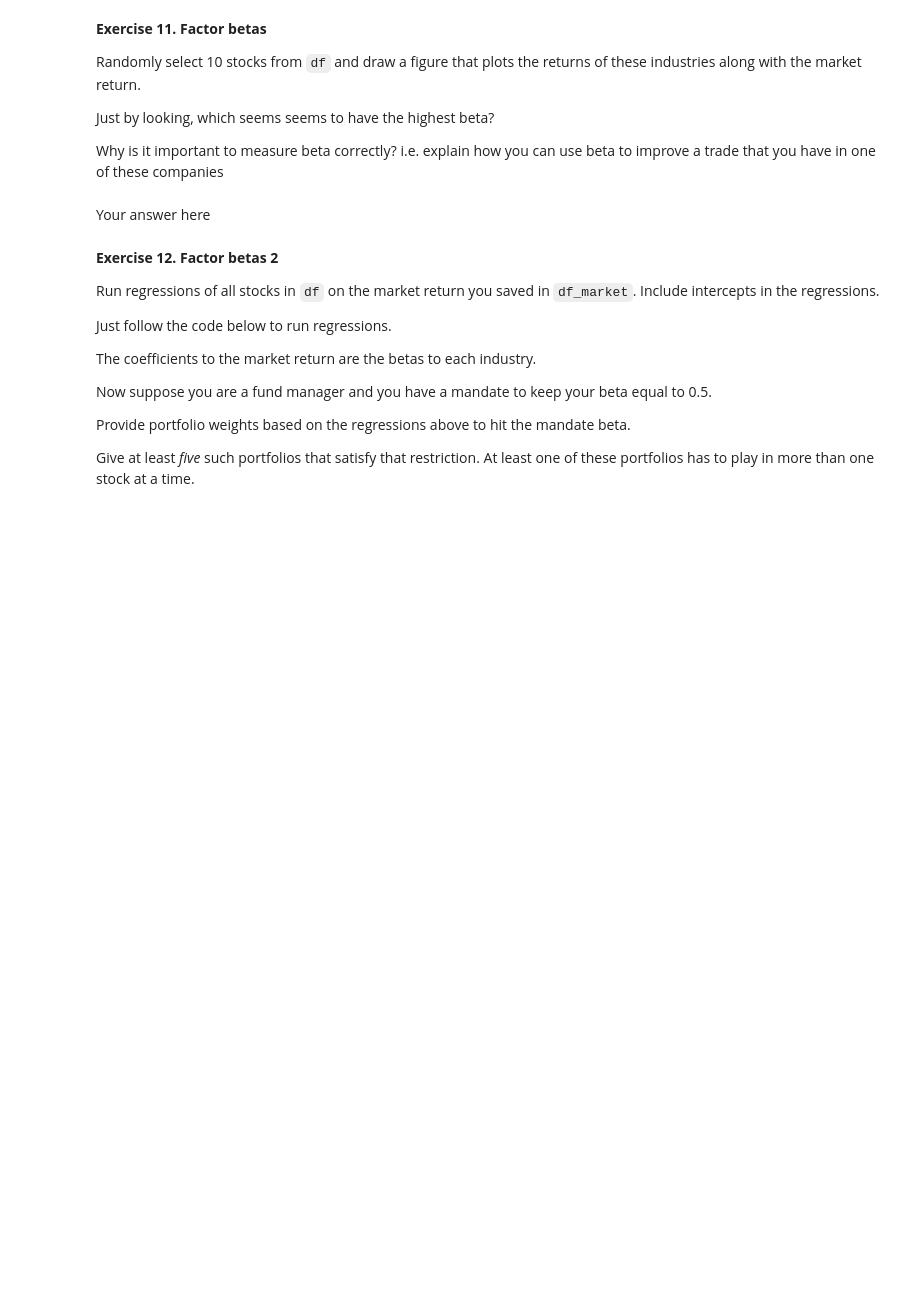
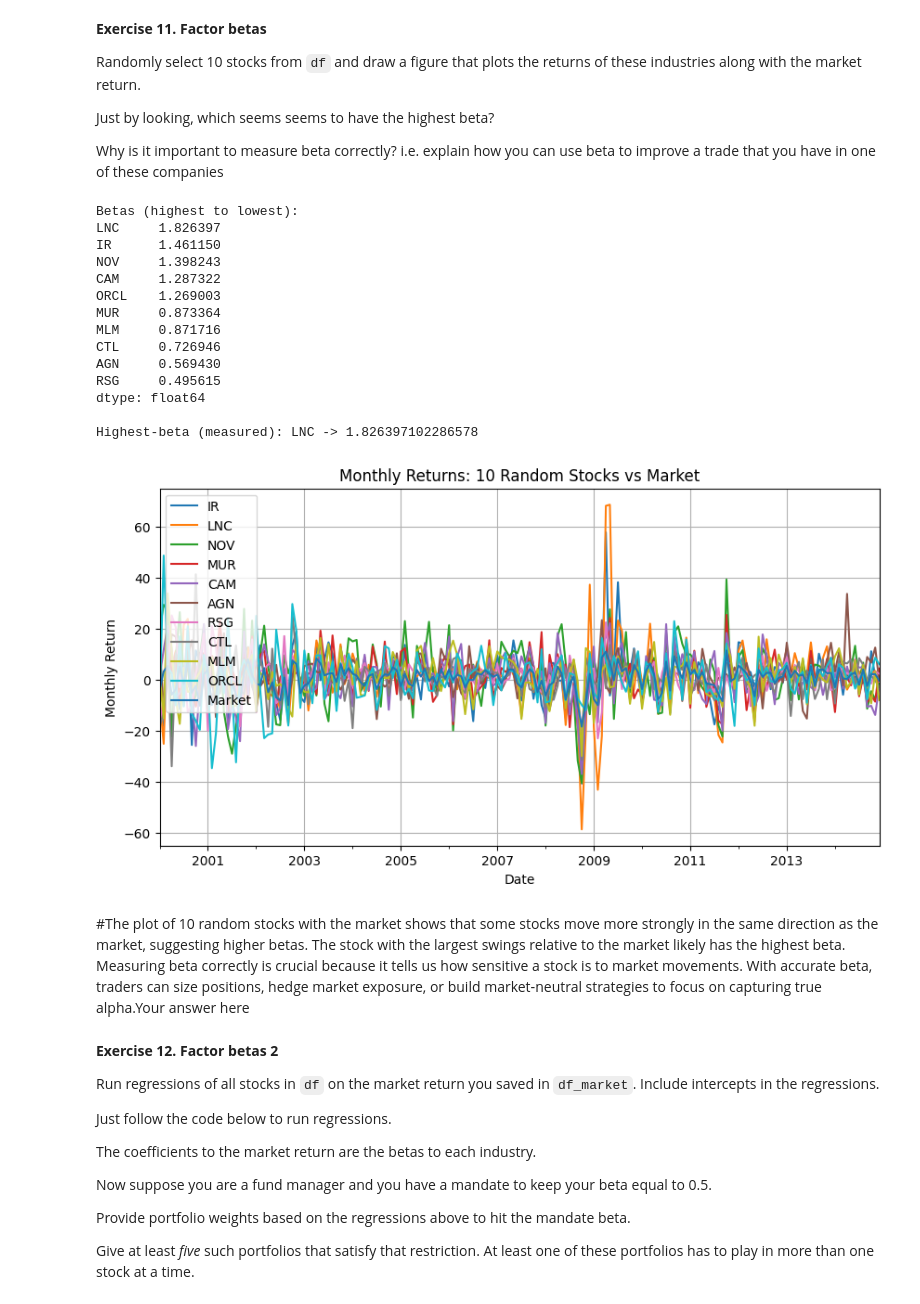
Before and after one commit to Vivianzisheng666/easy-works, a Jupyter notebook: chapters/Assignments/Assignment3.ipynb, the cells around one changed output. Cells and saved outputs as stored; diff of their text form; code cells hidden in the pictures; blank space fills up the shorter version.

```diff
--- a/chapters/Assignments/Assignment3.ipynb
+++ b/chapters/Assignments/Assignment3.ipynb
@@ -279,5 +353,51 @@ Why is it important to measure beta correctly? i.e. explain how you can use beta
-# %% [markdown]
-Your answer here
+# %%
+# Your code below
+chosen = np.random.choice(df.columns, size=10, replace=False)
+ret10 = df[chosen].dropna(how='any')
+mkt = df_market['Market'].reindex(ret10.index)
+
+to_plot = ret10.copy()
+to_plot['Market'] = mkt
+
+ax = to_plot.plot(figsize=(10,5), title="Monthly Returns: 10 Random Stocks vs Market")
+ax.set_xlabel("Date")
+ax.set_ylabel("Monthly Return")
+ax.grid(True)
+plt.tight_layout()
+plt.show()
+
+common_idx = ret10.index.intersection(mkt.dropna().index)
+R = ret10.loc[common_idx]
+Rm = mkt.loc[common_idx]
+
+market_var = Rm.var(ddof=1)
+betas = {}
+for col in R.columns:
+    cov_im = np.cov(R[col], Rm, ddof=1)[0,1]
+    betas[col] = cov_im / market_var
+
+betas = pd.Series(betas).sort_values(ascending=False)
+print("Betas (highest to lowest):")
+print(betas)
+print("\nHighest-beta (measured):", betas.index[0], "->", betas.iloc[0])
+# %% [output]
+Betas (highest to lowest):
+LNC     1.826397
+IR      1.461150
+NOV     1.398243
+CAM     1.287322
+ORCL    1.269003
+MUR     0.873364
+MLM     0.871716
+CTL     0.726946
+AGN     0.569430
+RSG     0.495615
+dtype: float64
+
+Highest-beta (measured): LNC -> 1.826397102286578
+[figure, added]
+# %% [markdown]
+#The plot of 10 random stocks with the market shows that some stocks move more strongly in the same direction as the market, suggesting higher betas. The stock with the largest swings relative to the market likely has the highest beta. Measuring beta correctly is crucial because it tells us how sensitive a stock is to market movements. With accurate beta, traders can size positions, hedge market exposure, or build market‐neutral strategies to focus on capturing true alpha.Your answer here
 # %% [markdown]
 **Exercise 12. Factor betas 2**
 
```
Also changed, not shown: parts of 23 cells of this notebook.
